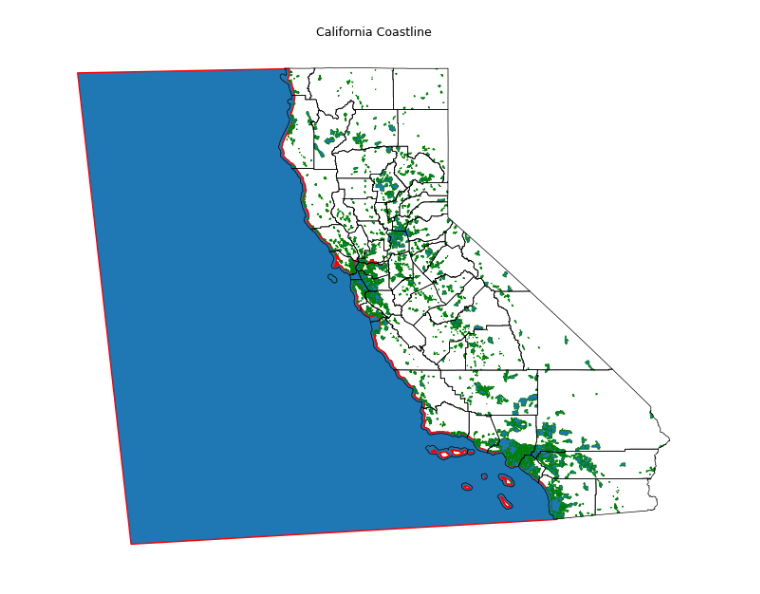
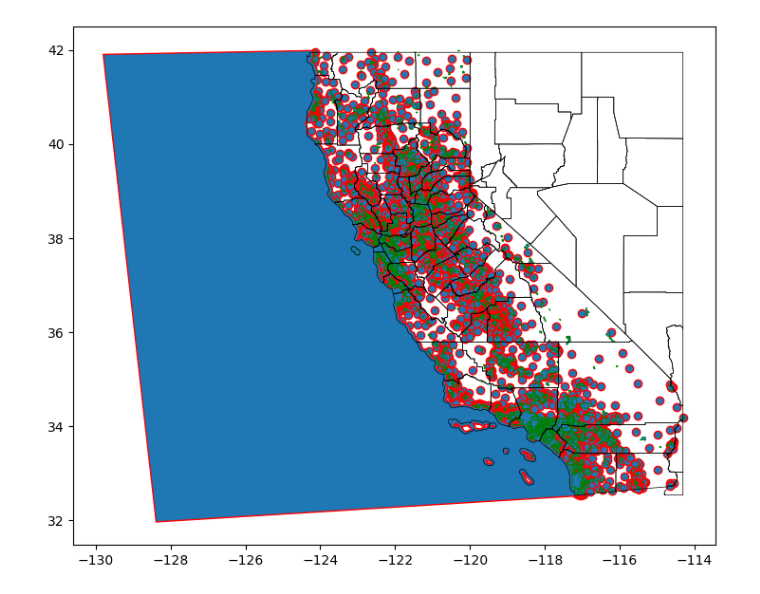
Before and after one commit to maddog19527/CS660_Project_3, a Jupyter notebook: coastline_calc.ipynb, the cells around one changed output. Cells and saved outputs as stored; diff of their text form; code cells hidden in the pictures.

```diff
--- a/coastline_calc.ipynb
+++ b/coastline_calc.ipynb
@@ -17,20 +17,22 @@ pd.set_option('display.width', None)
 
 coastline_shp = './geoData/califorina_pacific_coast-shapefile/3853-s3_2002_s3_reg_pacific_ocean.shp'
 places_shp = './geoData/ca_places/CA_Places.shp'
-counties_shp = './geoData/ca_counties/CA_Counties.shp'
+counties_shp = './geoData/us_county/tl_2023_us_county.shp'
+# counties_shp = './geoData/ca_counties/CA_Counties.shp'
 
 coastline = gpd.read_file(coastline_shp)
 places = gpd.read_file(places_shp)
 counties = gpd.read_file(counties_shp)
 
-cal_housing = fetch_california_housing(as_frame=True).data
-rawData = cal_housing.copy()
+rawData = fetch_california_housing(as_frame=True).data
+cal_housing_geo = gpd.GeoDataFrame(rawData, geometry=gpd.points_from_xy(rawData.Longitude, rawData.Latitude), crs=counties.crs)
 # %%
 '''Standardize Cordinate Projection'''
 coastline = coastline.to_crs(counties.crs)
+places = places.to_crs(counties.crs)
+counties = counties.to_crs(counties.crs)
 print(coastline.crs)
 print(counties.crs)
 print(places.crs)
-# places.to_crs(coastline)
-# counties.to_crs(coastline)
+print(cal_housing_geo.crs)
 # %% [output]
@@ -92,15 +43,14 @@ dtype: geometry
 # %%
-'''Graph Coast, County and Places data'''
+'''Set geo bounding box and plot'''
+# print(cal_housing_geo.total_bounds)
+housing_bounds = cal_housing_geo.total_bounds
+counties = counties.clip(housing_bounds)
+fig, ax = plt.subplots(1, 1, figsize=(8, 6), tight_layout=True)
 
-fig, ax = plt.subplots(1, 1, figsize=(8, 6), tight_layout=True)
-ax.set_title("California Coastline", fontsize=9)
-coastline.plot(ax=ax, edgecolor="red", linewidth=1.0)
 counties.boundary.plot(ax=ax, edgecolor='black', linewidth=0.5)
+cal_housing_geo.plot(ax=ax, edgecolor='red', linewidth=1.0)
+coastline.plot(ax=ax, edgecolor='red', linewidth=1.0)
 places.plot(ax=ax, edgecolor='green', linewidth=0.5)
-# cal_housing_geo.plot(ax=ax, edgecolor='green', linewidth=.5)
-ax.axis("off")
-# ax.set_xlim(xmin,xmax)
-# ax.set_ylim(ymin,ymax)
 plt.show()
 # %% [output]
-[figure, old version]
+[figure, new version]
```
Also changed, not shown: parts of 7 cells of this notebook, 11 other files.
